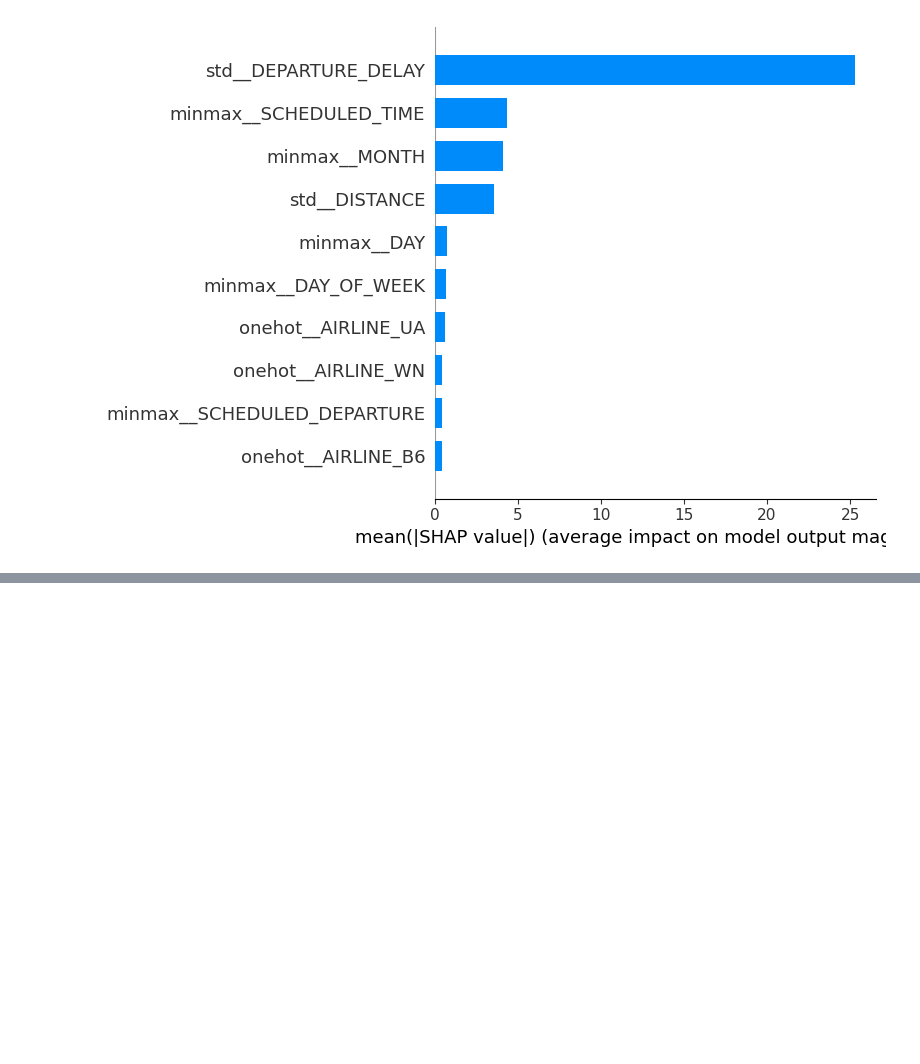
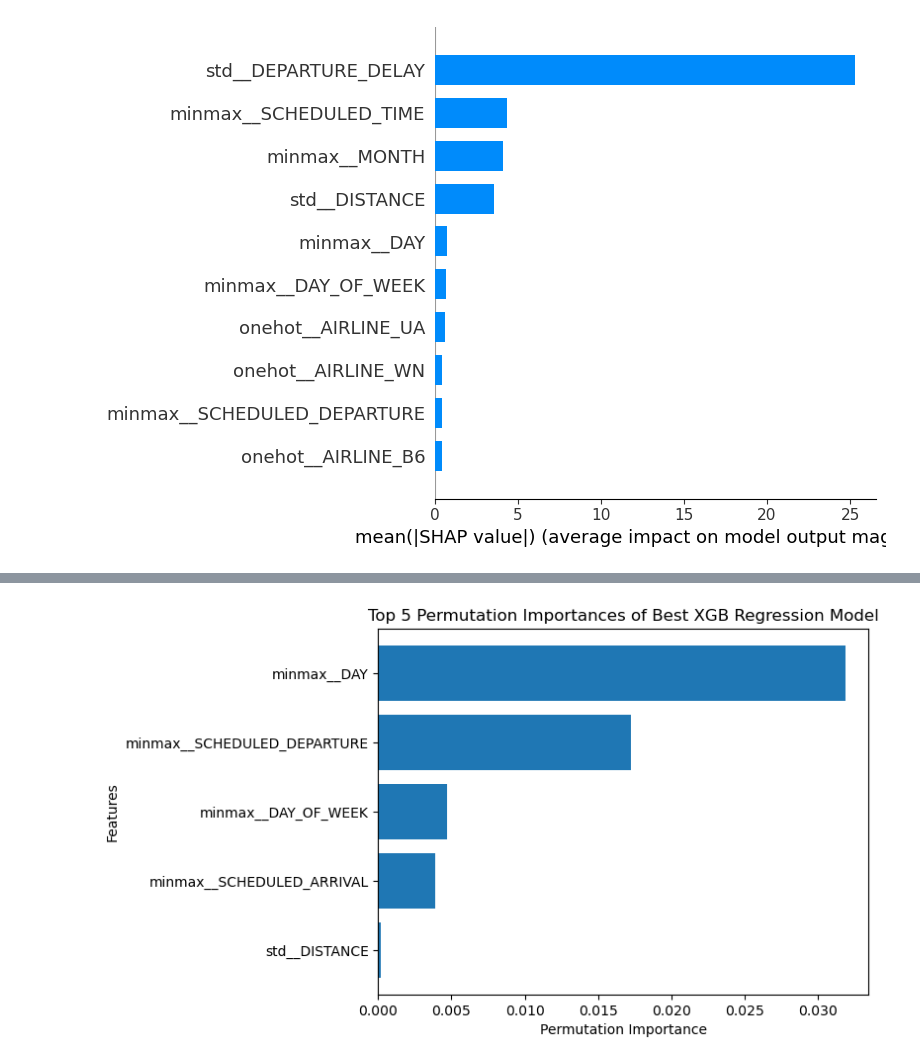
Before and after one commit to amanjal/Data1030-Final, a Jupyter notebook: src/Preprocess.ipynb, the cells around one changed output, grey strips where cells are left out. Saved outputs shown, nothing was run; the diff lists cells and outputs as text; code cells hidden in the pictures; blank space fills up the shorter version.

```diff
--- a/src/Preprocess.ipynb
+++ b/src/Preprocess.ipynb
@@ -497,0 +525,19 @@ shap.summary_plot(shap_values_ol, df_test_ol, feature_names = feature_names, max
+# %%
+from sklearn.inspection import permutation_importance
+
+X_total = preprocessor.fit_transform(X)
+X_train = X_total[0: int(0.95*len(X))]
+y_train = y[0: int(0.95*len(X))]
+X_test = X_total[int(0.95*len(X)):]
+y_test = y[int(0.95*len(X)):]
+final_model = xgboost.XGBRegressor(max_depth = 5, n_estimators = 10)
+final_model.fit(X_prep, y_train)
+perm_importance = permutation_importance(final_model, X_test.toarray(), y_test, random_state = 10, n_repeats = 30)
+sorted_idx = perm_importance.importances_mean.argsort()[-5:]
+plt.barh(feature_names[sorted_idx], perm_importance.importances_mean[sorted_idx])
+plt.xlabel("Permutation Importance")
+plt.ylabel("Features")
+plt.title("Top 5 Permutation Importances of Best XGB Regression Model")
+plt.savefig('../figures/XGB_PermImportance', dpi=300, bbox_inches="tight")
+# %% [output]
+[figure, added]
```
Also changed, not shown: parts of 3 cells of this notebook, 4 other files.
